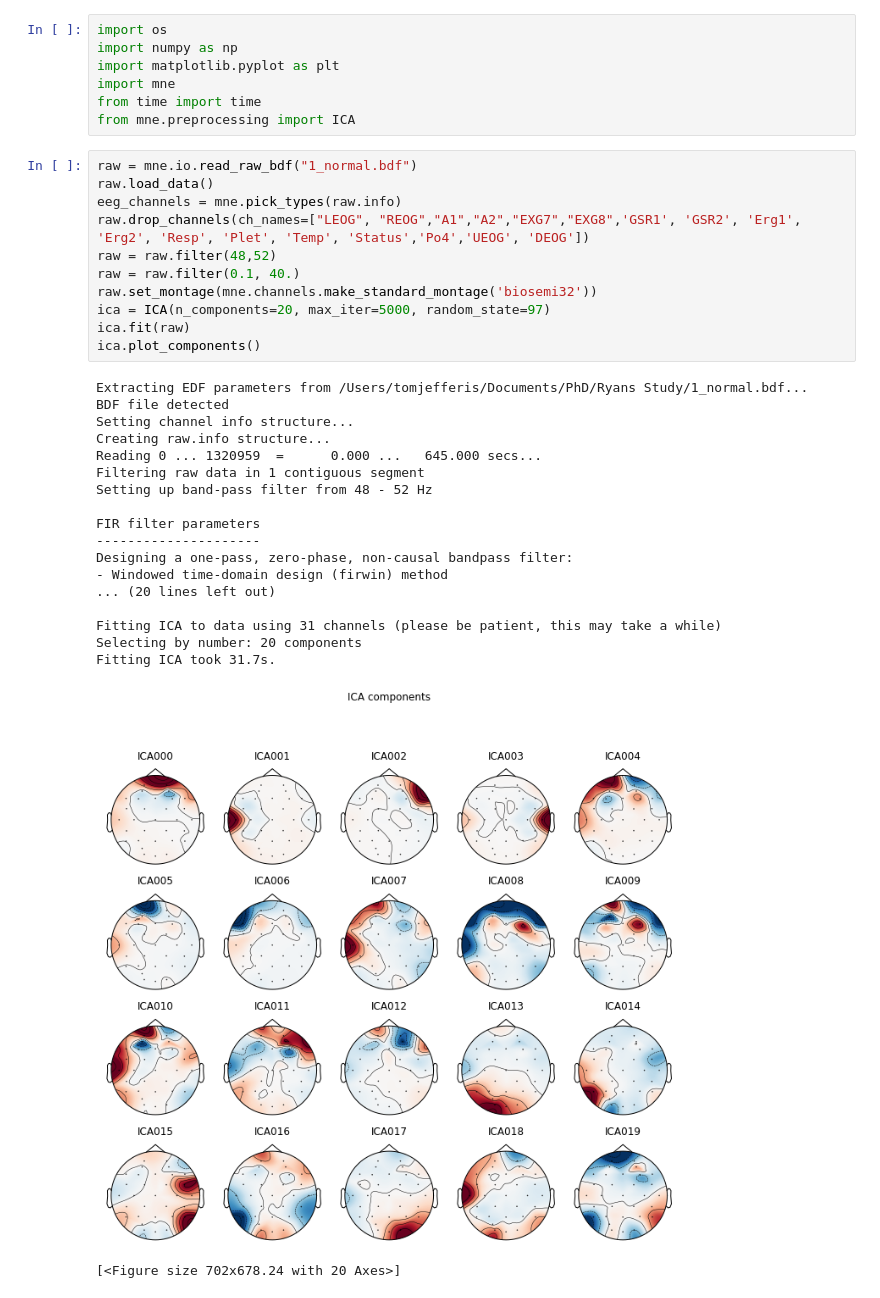
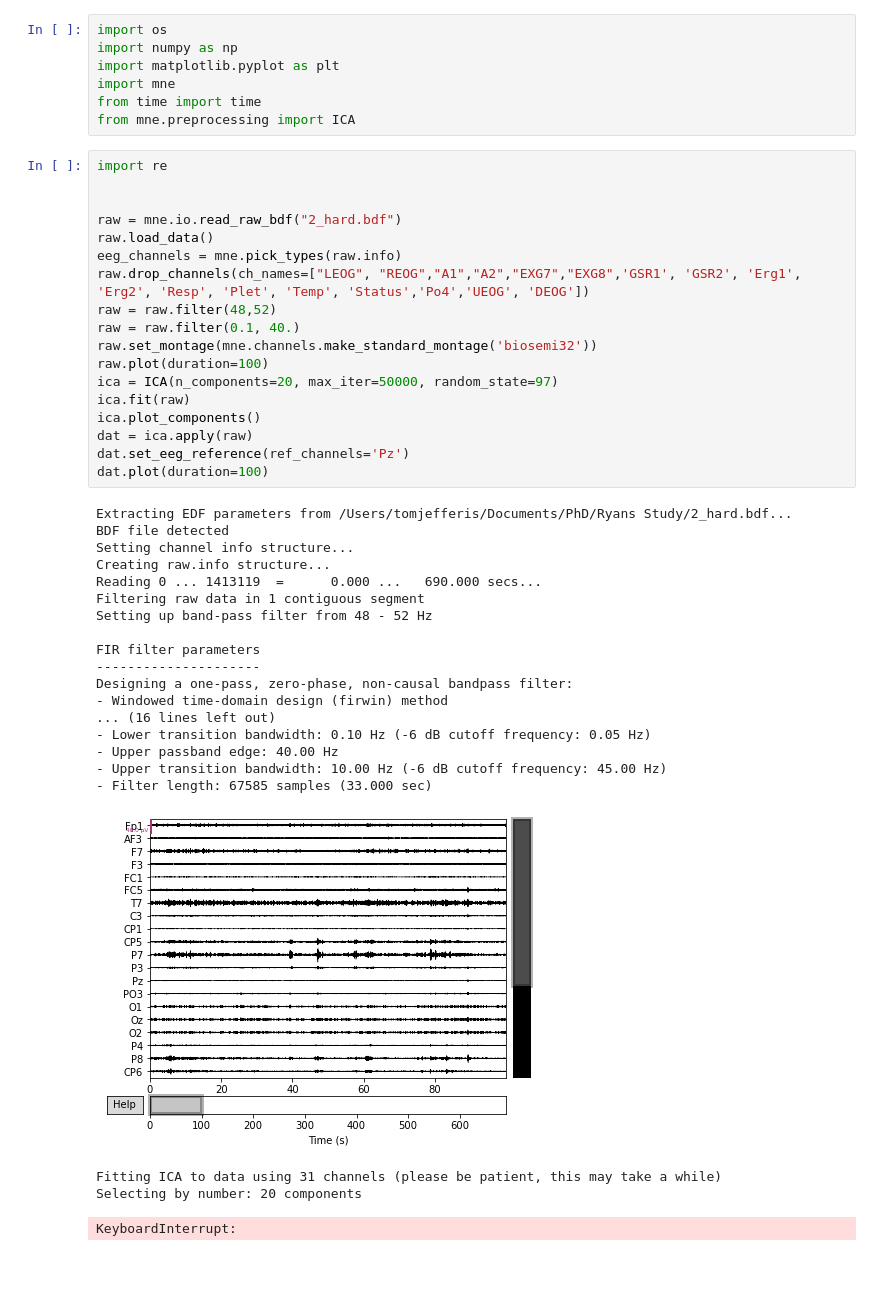
Before and after one commit to tomjefferis/Immersive-VR-Study, a Jupyter notebook: mnepp.ipynb, the cells around one changed output. Saved outputs shown, nothing was run; the diff lists cells and outputs as text; blank space fills up the shorter version.

```diff
--- a/mnepp.ipynb
+++ b/mnepp.ipynb
@@ -6,33 +6,42 @@ import mne
 from time import time
 from mne.preprocessing import ICA
 # %%
-raw = mne.io.read_raw_bdf("1_normal.bdf")
+import re
+
+
+raw = mne.io.read_raw_bdf("2_hard.bdf")
 raw.load_data()
 eeg_channels = mne.pick_types(raw.info)
 raw.drop_channels(ch_names=["LEOG", "REOG","A1","A2","EXG7","EXG8",'GSR1', 'GSR2', 'Erg1', 'Erg2', 'Resp', 'Plet', 'Temp', 'Status','Po4','UEOG', 'DEOG'])
 raw = raw.filter(48,52)
 raw = raw.filter(0.1, 40.)
 raw.set_montage(mne.channels.make_standard_montage('biosemi32'))
-ica = ICA(n_components=20, max_iter=5000, random_state=97)
+raw.plot(duration=100)
+ica = ICA(n_components=20, max_iter=50000, random_state=97)
 ica.fit(raw)
 ica.plot_components()
+dat = ica.apply(raw)
+dat.set_eeg_reference(ref_channels='Pz')
+dat.plot(duration=100)
 # %% [output]
-Extracting EDF parameters from /Users/tomjefferis/Documents/PhD/Ryans Study/1_normal.bdf...
+Extracting EDF parameters from /Users/tomjefferis/Documents/PhD/Ryans Study/2_hard.bdf...
 BDF file detected
 Setting channel info structure...
 Creating raw.info structure...
-Reading 0 ... 1320959  =      0.000 ...   645.000 secs...
+Reading 0 ... 1413119  =      0.000 ...   690.000 secs...
 Filtering raw data in 1 contiguous segment
 Setting up band-pass filter from 48 - 52 Hz
 
 FIR filter parameters
 ---------------------
 Designing a one-pass, zero-phase, non-causal bandpass filter:
 - Windowed time-domain design (firwin) method
-... (20 lines left out)
-
-Fitting ICA to data using 31 channels (please be patient, this may take a while)
-Selecting by number: 20 components
-Fitting ICA took 31.7s.
+... (16 lines left out)
+- Lower transition bandwidth: 0.10 Hz (-6 dB cutoff frequency: 0.05 Hz)
+- Upper passband edge: 40.00 Hz
+- Upper transition bandwidth: 10.00 Hz (-6 dB cutoff frequency: 45.00 Hz)
+- Filter length: 67585 samples (33.000 sec)
-[figure, old version]
+[figure, new version]
-[<Figure size 702x678.24 with 20 Axes>]
+Fitting ICA to data using 31 channels (please be patient, this may take a while)
+Selecting by number: 20 components
+KeyboardInterrupt:
```
Also changed, not shown: 2 other files.
